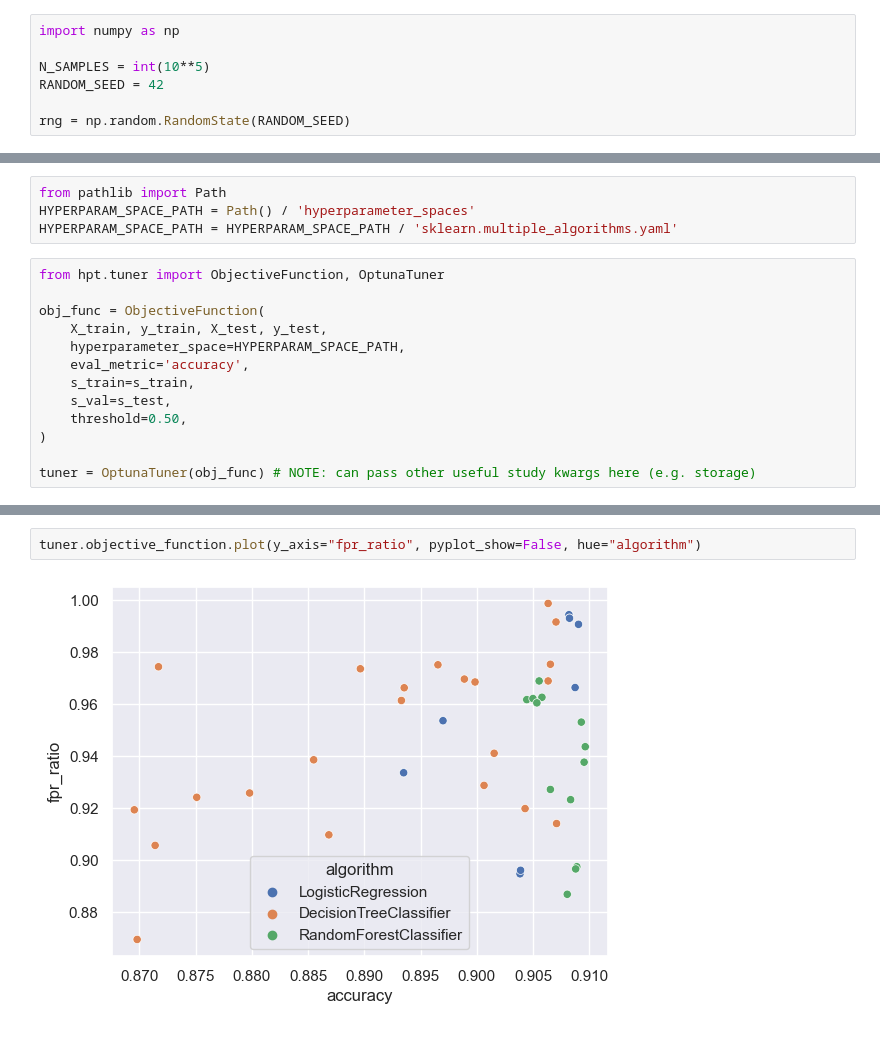
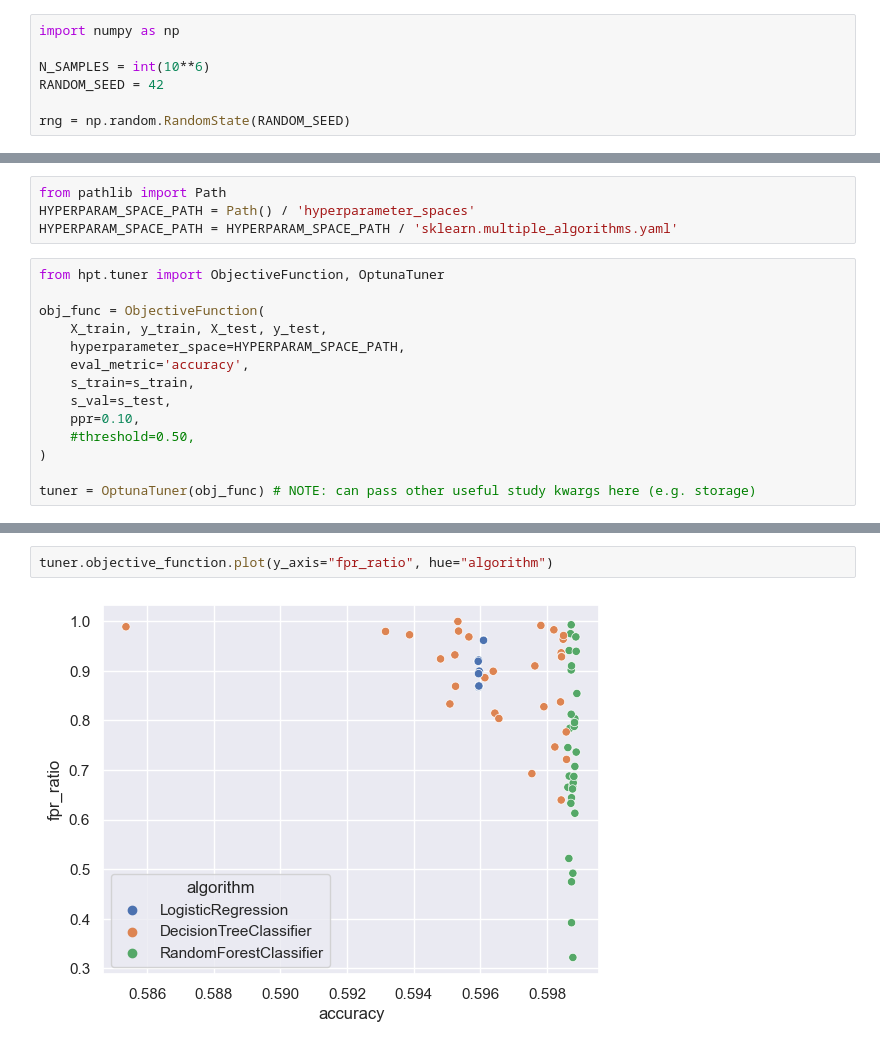
Before and after one commit to AndreFCruz/hpt, a Jupyter notebook: examples/hpt-test.ipynb, the cells around one changed output, grey strips where cells are left out. Cells and saved outputs as stored; diff of their text form.

Commit message:
thresholding with random untying - closes #1

```diff
--- a/examples/hpt-test.ipynb
+++ b/examples/hpt-test.ipynb
@@ -1,7 +1,7 @@
 # %%
 import numpy as np
 
-N_SAMPLES = int(10**5)
+N_SAMPLES = int(10**6)
 RANDOM_SEED = 42
 
 rng = np.random.RandomState(RANDOM_SEED)
@@ -45,7 +45,8 @@ obj_func = ObjectiveFunction(
     eval_metric='accuracy',
     s_train=s_train,
     s_val=s_test,
-    threshold=0.50,
+    ppr=0.10,
+    #threshold=0.50,
 )
 
 tuner = OptunaTuner(obj_func) # NOTE: can pass other useful study kwargs here (e.g. storage)
@@ -75,4 +72,4 @@ Wall time: 2min 1s
 # %%
-tuner.objective_function.plot(y_axis="fpr_ratio", pyplot_show=False, hue="algorithm")
+tuner.objective_function.plot(y_axis="fpr_ratio", hue="algorithm")
 # %% [output]
-[figure, old version]
+[figure, new version]
```
Also changed, not shown: parts of 2 cells of this notebook, 2 other files.
